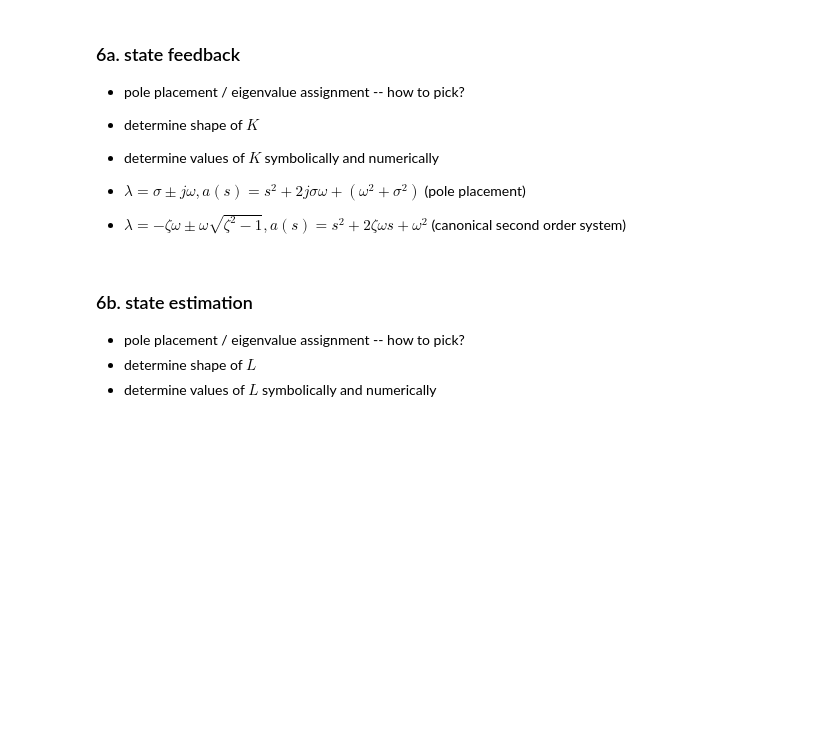
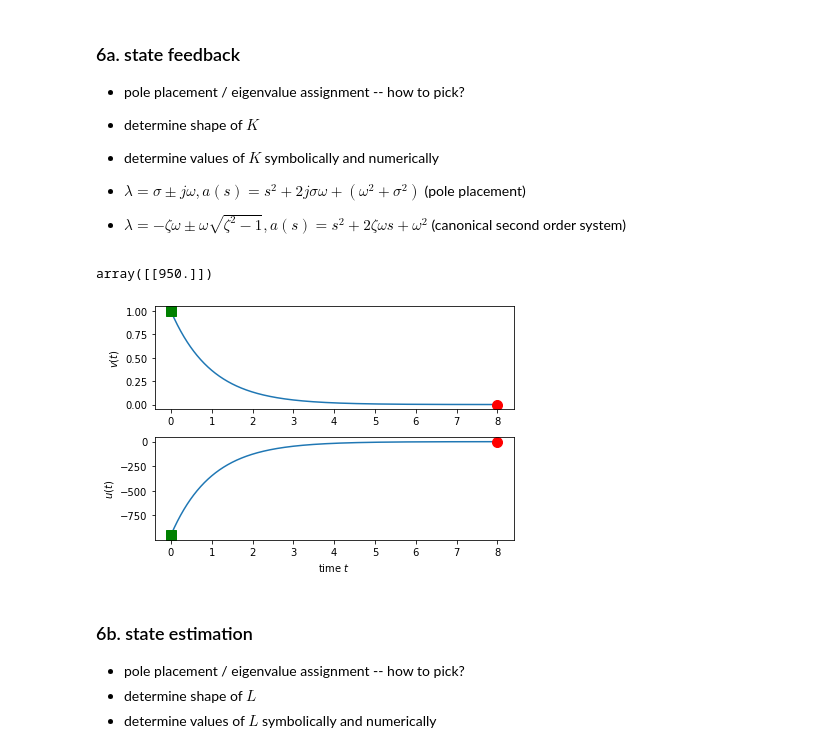
Before and after one commit to my-13/447, a Jupyter notebook: final review.ipynb, the cells around one changed output. Cells and saved outputs as stored; diff of their text form; code cells hidden in the pictures; blank space fills up the shorter version.

```diff
--- a/final review.ipynb
+++ b/final review.ipynb
@@ -26,6 +205,86 @@ $b = 50$ Ns/m (dampening coefficient)
 
 - $\lambda=\sigma\pm j\omega,a(s)=s^2+2j\sigma\omega+(\omega^2+\sigma^2)$ (pole placement)
 - $\lambda=-\zeta\omega\pm \omega\sqrt{\zeta^2-1},a(s)=s^2+2\zeta\omega s+\omega^2$ (canonical second order system)
+# %%
+# define parameters
+m = 1000. #kg
+b = 50. # Ns/m dampening coeff
+
+# define A, B, C matrices
+A = np.reshape(np.array([-b/m]),(1,1))
+B = np.reshape(np.array([1/m]),(1,1))
+C = np.reshape(np.array([1]),(1,1))
+D = np.reshape(np.array([0]),(1,1))
+
+p = -1.
+K = ctrl.place(A,B,[p])
+K
+# %% [output]
+array([[950.]])
+# %%
+def f_LTI(t,x,u):
+  # x is a 1-D array, i.e. a "row", so we left-multiply the transpose of (A-BK)
+  return np.dot(x,(A-np.dot(B,K)).T)
+
+# simulation duration, timestep
+T = 8.
+dt = 1e-2
+
+# non-zero initial state
+v0 = 1.
+x0 = np.array([v0])
+
+# zero input
+def u(t):
+  ut = 0
+  return ut
+# this could equivalently be written in one line:
+# u = lambda t : 0.
+
+# numerical simulation returns:
+# t_ - size N array
+# x_ - size N x 2 array (since the state is 2-dimensional)
+t_,x_ = numerical_simulation(f_LTI,T,x0,ut=u,dt=dt)
+
+# the first column contains theta(t), the second column contains dtheta(t)
+# (I append an underscore "_" to remind myself these are time series)
+theta_ = x_[:,0]
+
+# we'll use the Matplotlib library for plots
+# (as the name suggests, it has a similar interface to MATLAB)
+import pylab as plt
+
+# plot theta
+plt.figure()
+plt.subplot(2,1,1)
+plt.plot(t_,theta_,label='(Linear)')
+plt.plot(t_[0],theta_[0],'gs',ms=10)
+plt.plot(t_[-1],theta_[-1],'ro',ms=10)
+plt.ylabel(r'$v(t)$')
+
+# plot dtheta
+u = -K*x_ # also -K@x or -np.multiply(K,x)
+plt.subplot(2,1,2)
+plt.plot(t_,u,label='(Linear)')
+plt.plot(t_[0],u[0],'gs',ms=10)
+plt.plot(t_[-1],u[-1],'ro',ms=10)
+plt.ylabel(r'$u(t)$')
+plt.xlabel(r'time $t$')
+
+plt.tight_layout();
+
+# # phase portrait
+# plt.figure()
+# plt.subplot(1,1,1)
+# plt.plot(theta_,dtheta_,label='(Linear)')
+# plt.plot(theta_[0],dtheta_[0],'gs',ms=10)
+# plt.plot(theta_[-1],dtheta_[-1],'ro',ms=10)
+# plt.ylabel(r'$\dot{\theta}(t)$')
+# plt.xlabel(r'${\theta}(t)$')
+
+# plt.tight_layout();
+# %% [output]
+[figure, added]
 # %% [markdown]
 ### 6b. state estimation
 
```
Also changed, not shown: parts of 13 cells of this notebook.
